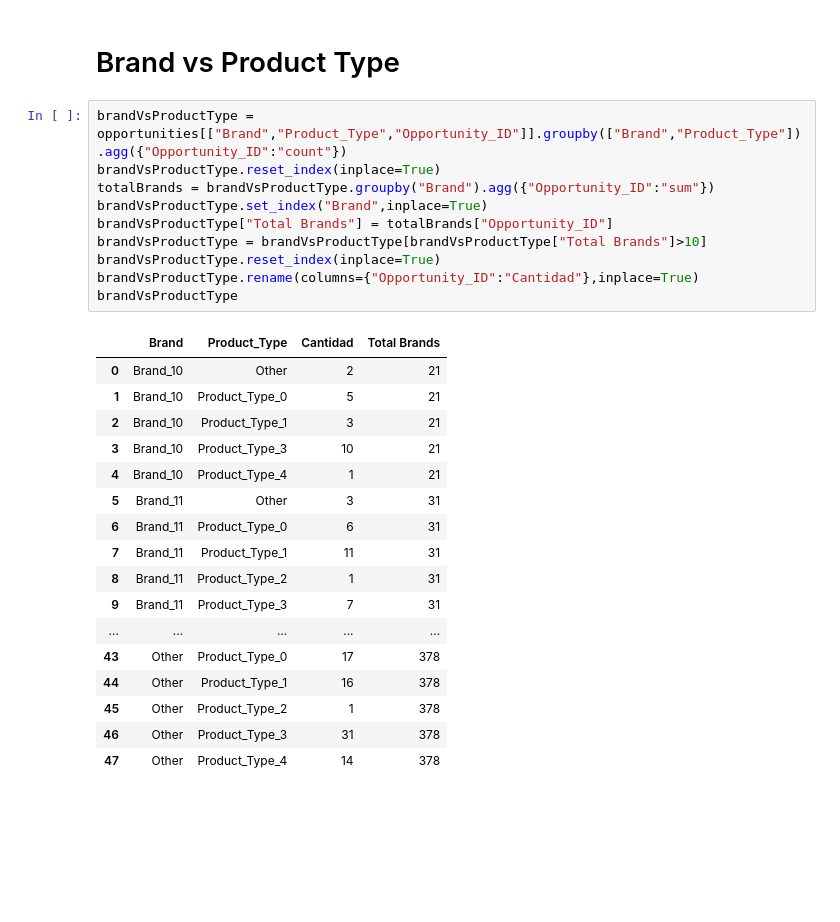
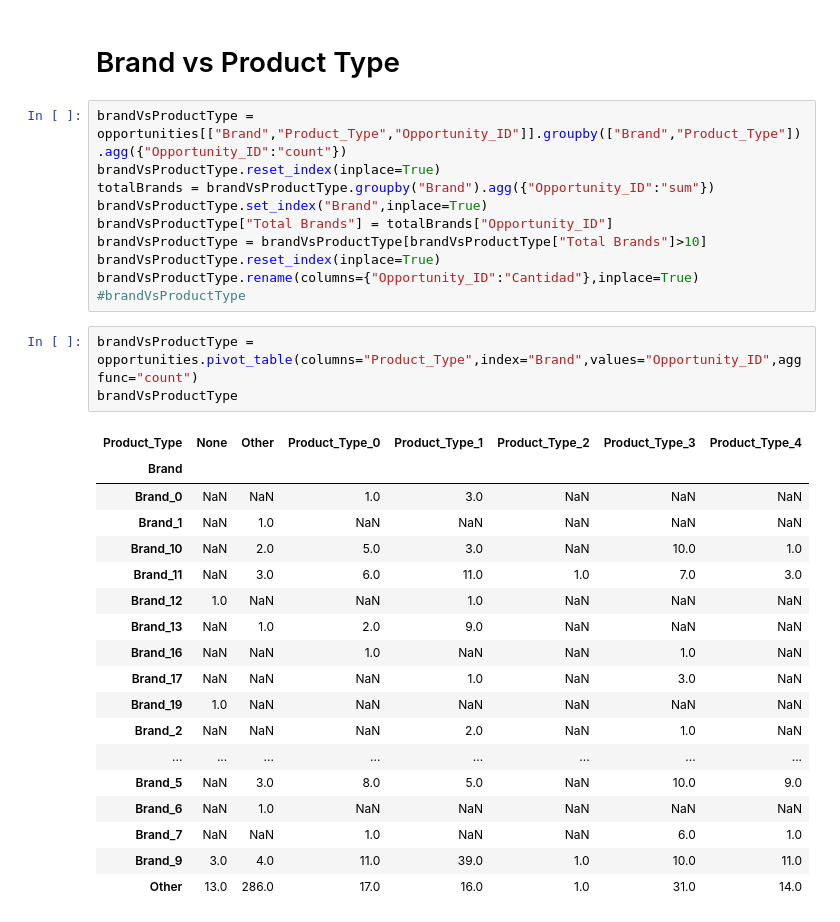
Before and after one commit to RiedelNicolas/75.06-2C2020-TP1, a Jupyter notebook: Brand Analysis.ipynb, the cells around one changed output. Saved outputs shown, nothing was run; the diff lists cells and outputs as text; blank space fills up the shorter version.

```diff
--- a/Brand Analysis.ipynb
+++ b/Brand Analysis.ipynb
@@ -103,23 +100,27 @@ brandVsProductType["Total Brands"] = totalBrands["Opportunity_ID"]
 brandVsProductType = brandVsProductType[brandVsProductType["Total Brands"]>10]
 brandVsProductType.reset_index(inplace=True)
 brandVsProductType.rename(columns={"Opportunity_ID":"Cantidad"},inplace=True)
-brandVsProductType
+#brandVsProductType
-# %% [output]
-|  | Brand | Product_Type | Cantidad | Total Brands |
-| 0 | Brand_10 | Other | 2 | 21 |
-| 1 | Brand_10 | Product_Type_0 | 5 | 21 |
-| 2 | Brand_10 | Product_Type_1 | 3 | 21 |
-| 3 | Brand_10 | Product_Type_3 | 10 | 21 |
-| 4 | Brand_10 | Product_Type_4 | 1 | 21 |
-| 5 | Brand_11 | Other | 3 | 31 |
-| 6 | Brand_11 | Product_Type_0 | 6 | 31 |
-| 7 | Brand_11 | Product_Type_1 | 11 | 31 |
-| 8 | Brand_11 | Product_Type_2 | 1 | 31 |
-| 9 | Brand_11 | Product_Type_3 | 7 | 31 |
-| ... | ... | ... | ... | ... |
-| 43 | Other | Product_Type_0 | 17 | 378 |
-| 44 | Other | Product_Type_1 | 16 | 378 |
-| 45 | Other | Product_Type_2 | 1 | 378 |
-| 46 | Other | Product_Type_3 | 31 | 378 |
-| 47 | Other | Product_Type_4 | 14 | 378 |
+# %%
+brandVsProductType = opportunities.pivot_table(columns="Product_Type",index="Brand",values="Opportunity_ID",aggfunc="count")
+brandVsProductType
+# %% [output]
+| Product_Type | None | Other | Product_Type_0 | Product_Type_1 | Product_Type_2 | Product_Type_3 | Product_Type_4 |
+| Brand |  |  |  |  |  |  |  |
+| Brand_0 | NaN | NaN | 1.0 | 3.0 | NaN | NaN | NaN |
+| Brand_1 | NaN | 1.0 | NaN | NaN | NaN | NaN | NaN |
+| Brand_10 | NaN | 2.0 | 5.0 | 3.0 | NaN | 10.0 | 1.0 |
+| Brand_11 | NaN | 3.0 | 6.0 | 11.0 | 1.0 | 7.0 | 3.0 |
+| Brand_12 | 1.0 | NaN | NaN | 1.0 | NaN | NaN | NaN |
+| Brand_13 | NaN | 1.0 | 2.0 | 9.0 | NaN | NaN | NaN |
+| Brand_16 | NaN | NaN | 1.0 | NaN | NaN | 1.0 | NaN |
+| Brand_17 | NaN | NaN | NaN | 1.0 | NaN | 3.0 | NaN |
+| Brand_19 | 1.0 | NaN | NaN | NaN | NaN | NaN | NaN |
+| Brand_2 | NaN | NaN | NaN | 2.0 | NaN | 1.0 | NaN |
+| ... | ... | ... | ... | ... | ... | ... | ... |
+| Brand_5 | NaN | 3.0 | 8.0 | 5.0 | NaN | 10.0 | 9.0 |
+| Brand_6 | NaN | 1.0 | NaN | NaN | NaN | NaN | NaN |
+| Brand_7 | NaN | NaN | 1.0 | NaN | NaN | 6.0 | 1.0 |
+| Brand_9 | 3.0 | 4.0 | 11.0 | 39.0 | 1.0 | 10.0 | 11.0 |
+| Other | 13.0 | 286.0 | 17.0 | 16.0 | 1.0 | 31.0 | 14.0 |
 # %%
```
Also changed, not shown: parts of 4 cells of this notebook.
